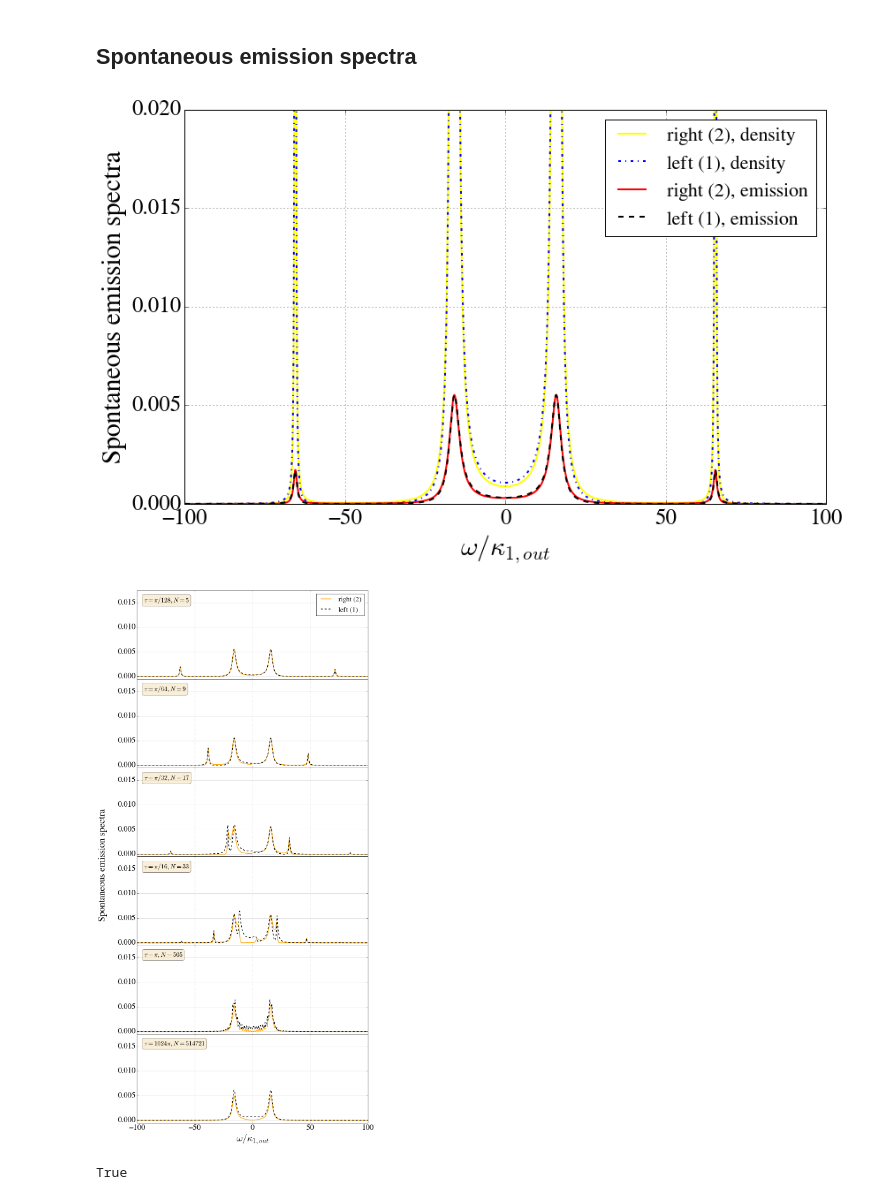
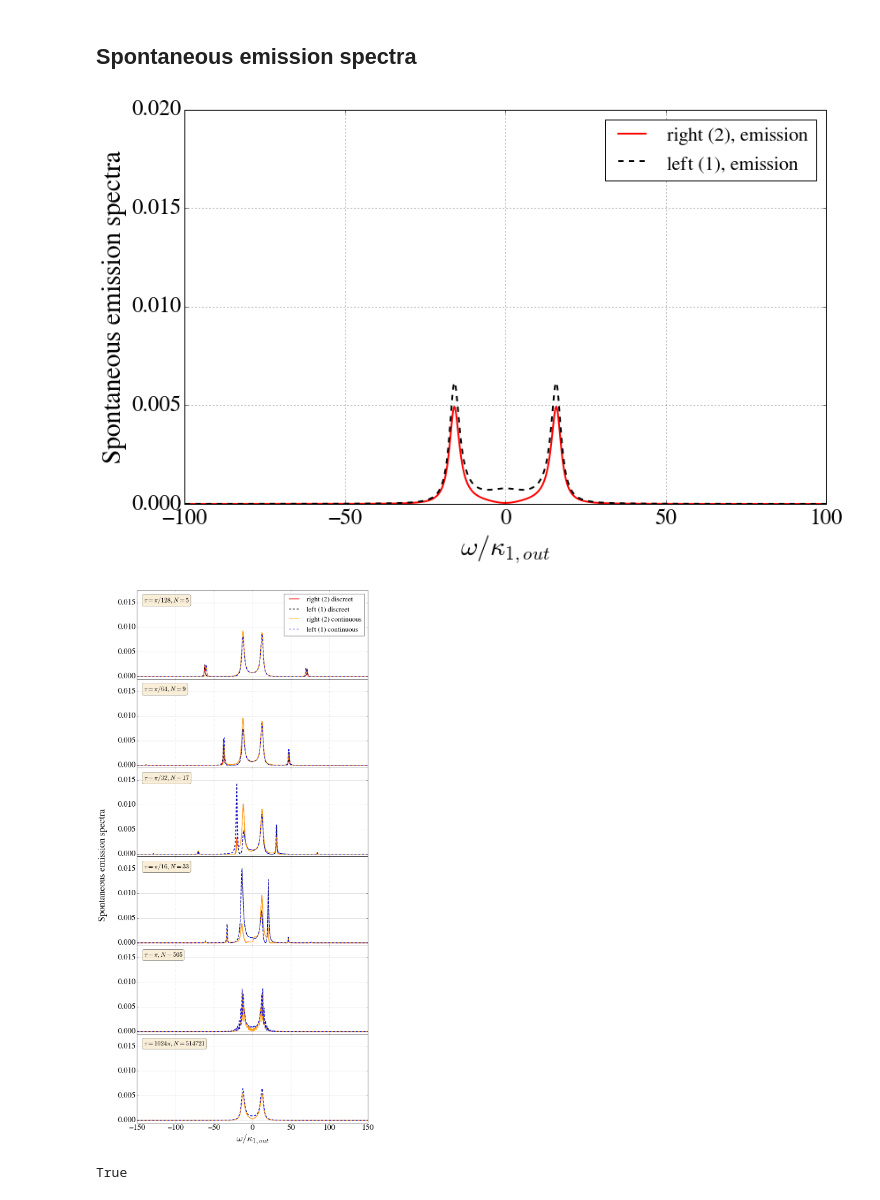
Before and after one commit to nemetniki/with-Andreas, a Jupyter notebook: CCQED.ipynb, the cells around one changed output. Saved outputs shown, nothing was run; the diff lists cells and outputs as text; code cells hidden in the pictures.

```diff
--- a/CCQED.ipynb
+++ b/CCQED.ipynb
@@ -355,43 +355,43 @@ v1   = 16.
 v2   = 16.
 r    = 1.
 gam  = 5.2
-tau  = np.pi/128.
-om   = np.linspace(-100,100,100001)
+tau  = np.pi*1024.
+om   = np.linspace(-100,100,10001)
 
 xi10 = 1.
 xi20 = 0.
 
 D1L  = (kap1-1j*om)*(gam/2.-1j*om) + 4*v1*(gam/2.-1j*om)*(1/(1-np.exp(-(kapi-1j*om)*tau))-.5) + g1**2
 D2L  = (kap2-1j*om)*(gam/2.-1j*om) + 4*v2*(gam/2.-1j*om)*(1/(1-np.exp(-(kapi-1j*om)*tau))-.5) + g2**2
 KL   = (gam/2.-1j*om)*(1/(1-np.exp(-(kapi-1j*om)*tau))-.5)
 D1   = (-1j*om)*(-1j*om) + 4*v1*(-1j*om)*(1/(1-np.exp(1j*om*tau))-.5) + g1**2
 D2   = (-1j*om)*(-1j*om) + 4*v2*(-1j*om)*(1/(1-np.exp(1j*om*tau))-.5) + g2**2
 K    = (-1j*om)*(1/(1-np.exp(1j*om*tau))-.5)
 detL = D1L*D2L - 16*v1*v2*KL**2
 det  = D1*D2 - 16*v1*v2*K**2
 
-cg1  = 1/det * ( 1j*g1*D1*xi10 - 1j*g2*4*v1*r*K*xi20 )
+cg1  = 1/det * ( 1j*g1*D2*xi10 - 1j*g2*4*v1*r*K*xi20 )
 cg2  = 1/det * ( -1j*g1*4*v2/r*K*xi10 + 1j*g2*D1*xi20)
-cg1L = 1/detL * ( 1j*g1*D1L*xi10 - 1j*g2*4*v1*r*KL*xi20 )
+cg1L = 1/detL * ( 1j*g1*D2L*xi10 - 1j*g2*4*v1*r*KL*xi20 )
 cg2L = 1/detL * ( -1j*g1*4*v2/r*KL*xi10 + 1j*g2*D1L*xi20)
 
 plt.figure(1,figsize=(13,8))
 plt.clf()
 plt.ylim(0,0.02)
 #plt.xlim(-500,500)
-plt.plot(om,np.abs(cg2)**2,linewidth=2.0,label='right (2), density',color = 'yellow')
+#plt.plot(om,np.abs(cg2)**2,linewidth=2.0,label='right (2), density',color = 'yellow')
 plt.hold(True)
-plt.plot(om,np.abs(cg1)**2,linewidth=2.0,label='left (1), density',color='b',ls='-.')
+#plt.plot(om,np.abs(cg1)**2,linewidth=2.0,label='left (1), density',color='b',ls='-.')
 plt.plot(om,(kap2-kapi)/np.pi*np.abs(cg2L)**2,linewidth=2.0,label='right (2), emission',color = 'r')
 plt.plot(om,(kap1-kapi)/np.pi*np.abs(cg1L)**2,linewidth=2.0,label='left (1), emission',color='k',ls='--')
 plt.xlabel('$\omega/\kappa_{1,out}$',fontsize=30.)
 plt.ylabel('Spontaneous emission spectra',fontsize=30.)
 plt.legend(loc='upper right',fontsize = 22)
 plt.grid(True)
 
 plt.show()
 # %% [output]
-[figure, old version]
+[figure, new version]
 # %%
 #Finite number of modes -> shorter fibre
 
@@ -411,13 +411,13 @@ kap1 = 1.2
 kap2 = 1.2
 kapi = 0.2
 g1 = 16.
-g2 = 16.
+g2 = 8.
 gam = 5.2
 v1  = 16.
 v2  = 16.
 r = 1.
 
-om = np.linspace(-100,100,10001)
+om = np.linspace(-150,150,15001)
 def Spontem_d(N,om,Delta,tau,kap1,kap2,kapi,g1,g2,gam,v1,v2,r,ce10,ce20):
 
     qp  = np.linspace(-N/2,N/2,N+1)
@@ -429,19 +429,28 @@ def Spontem_d(N,om,Delta,tau,kap1,kap2,kapi,g1,g2,gam,v1,v2,r,ce10,ce20):
     cg1 = 1j/Td/(gam/2.-1j*om)*(D2d*g1*ce10-4.*v1*r*Kd*g2*ce20)
     cg2 = 1j/Td/(gam/2.-1j*om)*(D1d*g2*ce20-4.*v2/r*Kd*g1*ce10)
 
-    return cg1,cg2
+    Kc   = np.cos(Delta*tau/2.)**2*(gam/2.-1j*om)*(1/(1-np.exp(-kapi*tau+1j*((om-Delta)*tau)))-.5)
+    D1c  = (kap1-1j*om)*(gam/2.-1j*om) + 4*v1*Kc + g1**2
+    D2c  = (kap2-1j*om)*(gam/2.-1j*om) + 4*v2*Kc + g2**2
+    detc = D1c*D2c - 16*v1*v2*Kc**2
+
+    cg1c = 1/detc * ( 1j*g1*D2c*ce10 - 1j*g2*4*v1*r*Kc*ce20 )
+    cg2c = 1/detc * ( -1j*g1*4*v2/r*Kc*ce10 + 1j*g2*D1c*ce20)
+    return cg1,cg2,cg1c,cg2c
 
 ce10 = 1.
 ce20 = 0.
 cg1 = np.zeros(len(om),"complex")
 cg2 = np.zeros(len(om),"complex")
+cg1c = np.zeros(len(om),"complex")
+cg2c = np.zeros(len(om),"complex")
 f, axes = plt.subplots(6, sharex=True,sharey=True,figsize=(13,30))
 #plt.clf()
 taar = np.array([128.,64.,32.,16,1.,1/1024.])
 tau = np.pi/taar
 props = dict(boxstyle='round', facecolor='wheat', alpha=0.5)
 
-for itau in range(0,6):
+for itau in range(0,len(tau)):
     N  = int(ceil(10*v1*tau[itau]/2.))*2
     if itau <3:
         textstr = '$\\tau=\pi/%.0f, N=%d$'% (taar[itau],N+1)
@@ -452,15 +461,22 @@ for itau in range(0,6):
     elif itau ==5:
         textstr = '$\\tau=%.0f\pi, N=%d$'% (1/taar[itau],N+1)
     for iom in range(0,len(om)):
-        cg1[iom],cg2[iom] = Spontem_d(N,om[iom],Delta,tau[itau],kap1,kap2,kapi,g1,g2,gam,v1,v2,r,ce10,ce20)
+        cg1[iom],cg2[iom],cg1c[iom],cg2c[iom] = Spontem_d(N,om[iom],Delta,tau[itau],kap1,kap2,kapi,g1,g2,gam,v1,v2,r,ce10,ce20)
 #plt.figure(1,figsize=(13,8))
 #plt.ylim(0,0.02)
 #plt.xlim(-500,500)
     axes[itau].text(0.03, 0.93, textstr, transform=axes[itau].transAxes, fontsize=20,
         verticalalignment='top', bbox=props)
-    axes[itau].plot(om,(kap2-kapi)/np.pi*np.abs(cg2)**2,linewidth=2.0,label='right (2)',color = 'orange')
+#    if itau<len(tau)-1:
+#        axes[itau].plot(om,(kap2-kapi)/np.pi*np.abs(cg2)**2,linewidth=2.0,label='right (2)',color = 'orange')
+#        axes[itau].hold(True)
+#        axes[itau].plot(om,(kap1-kapi)/np.pi*np.abs(cg1)**2,linewidth=2.0,label='left (1)',color='k',ls='--')
+#    else:
+    axes[itau].plot(om,(kap2-kapi)/np.pi*np.abs(cg2)**2,linewidth=2.0,label='right (2) discreet',color = 'red')
     axes[itau].hold(True)
-    axes[itau].plot(om,(kap1-kapi)/np.pi*np.abs(cg1)**2,linewidth=2.0,label='left (1)',color='k',ls='--')
+    axes[itau].plot(om,(kap1-kapi)/np.pi*np.abs(cg1)**2,linewidth=2.0,label='left (1) discreet',color='k',ls='--')
+    axes[itau].plot(om,(kap2-kapi)/np.pi*np.abs(cg2c)**2,linewidth=2.0,label='right (2) continuous',color = 'orange')
+    axes[itau].plot(om,(kap1-kapi)/np.pi*np.abs(cg1c)**2,linewidth=2.0,label='left (1) continuous',color='b',ls='--')
     #axes[itau].set_ylabel('Spontaneous emission spectra',fontsize=30.)
     axes[itau].grid(True)
 axes[0].set_ylim(-0.0005,0.0175)
@@ -468,9 +484,10 @@ f.text(0.01, 0.5, 'Spontaneous emission spectra', ha='center', va='center', rota
 f.subplots_adjust(hspace=0)
 axes[5].set_xlabel('$\omega/\kappa_{1,out}$',fontsize=30.)
 axes[0].legend(loc='upper right',fontsize = 22)
+#axes[-1].legend(loc='upper right',fontsize = 22)
 plt.show()
 # %% [output]
-[figure, old version]
+[figure, new version]
 # %%
 np.sum(np.linspace(0,4,5))==0+1+2+3+4
 # %% [output]
```
